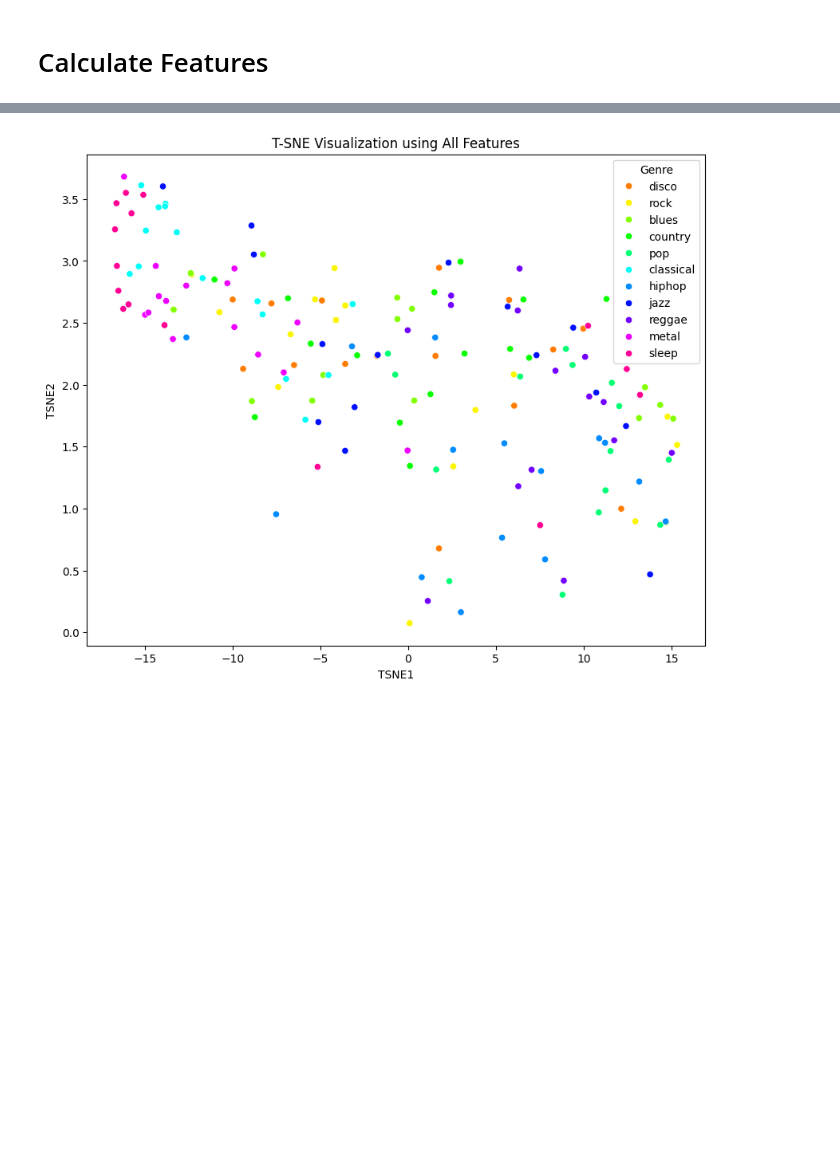
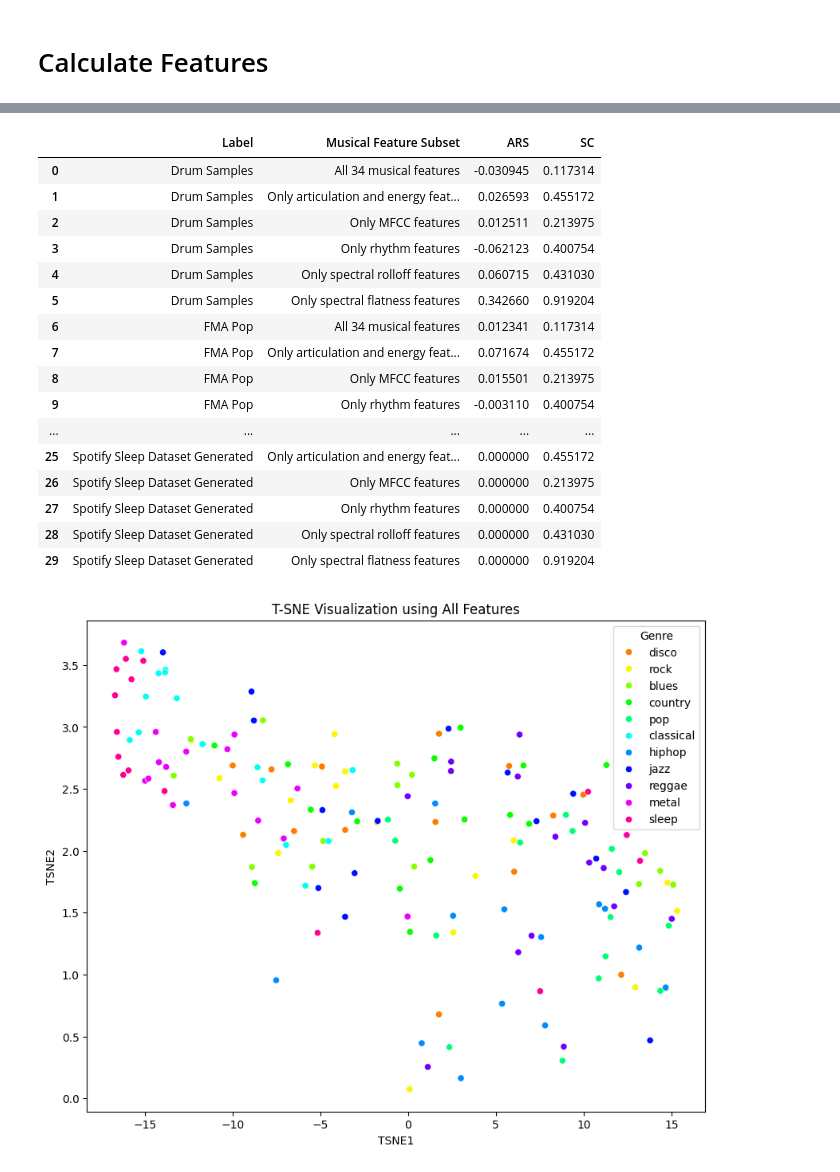
Before and after one commit to BrainTwin/audio-diffusion, a Jupyter notebook: notebooks/feature_analysis.ipynb, the cells around one changed output, grey strips where cells are left out. Cells and saved outputs as stored; diff of their text form; code cells hidden in the pictures; blank space fills up the shorter version.

```diff
--- a/notebooks/feature_analysis.ipynb
+++ b/notebooks/feature_analysis.ipynb
@@ -261,3 +355,82 @@ plt.show()
+# %%
+import pandas as pd
+from sklearn.cluster import KMeans
+from sklearn.metrics import adjusted_rand_score, silhouette_score
+from sklearn.preprocessing import StandardScaler
+
+# Assuming df is your DataFrame with all the features and 'label' column
+df = pd.read_csv("musical_features_all.csv")  # Load your DataFrame
+
+# Define the feature groups based on your clarification
+articulation_energy_features = ['asr', 'rms_mean', 'rms_var', 'rms_std']
+mfcc_features = [f'mfcc{i}_mean' for i in range(1, 21)]
+rhythm_features = ['oenv_mean', 'oenv_var', 'oenv_std', 'tempo']
+spectral_rolloff_features = ['rolloff_mean', 'rolloff_var', 'rolloff_std']
+spectral_flatness_features = ['flatness_mean', 'flatness_var', 'flatness_std']
+
+# Grouping features as described
+feature_groups = {
+    "All 34 musical features": df.drop(columns=['filename', 'label', 'length']),
+    "Only articulation and energy features": df[articulation_energy_features],
+    "Only MFCC features": df[mfcc_features],
+    "Only rhythm features": df[rhythm_features],
+    "Only spectral rolloff features": df[spectral_rolloff_features],
+    "Only spectral flatness features": df[spectral_flatness_features]
+}
+
+# Labels to focus on
+labels_of_interest = ['Drum Samples', 'FMA Pop', 'MusicCaps', 'Spotify Sleep Dataset', 'Spotify Sleep Dataset Generated']
+
+# Initialize results DataFrame
+results = []
+
+# Process each group of features
+for label in labels_of_interest:
+    # Create a binary label: 1 for the current label, 0 for all others
+    binary_labels = df['label'].apply(lambda x: 1 if x == label else 0)
+
+    for subset_name, features in feature_groups.items():
+        # Standardize the features
+        scaler = StandardScaler()
+        scaled_features = scaler.fit_transform(features)
+
+        # Apply K-means clustering with 2 clusters
+        kmeans = KMeans(n_clusters=2, random_state=42)
+        clusters = kmeans.fit_predict(scaled_features)
+
+        # Calculate ARS and SC
+        ars = adjusted_rand_score(binary_labels, clusters)
+        sc = silhouette_score(scaled_features, clusters)
+
+        # Append results
+        results.append([label, subset_name, ars, sc])
+
+# Create a DataFrame to store the results
+results_df = pd.DataFrame(results, columns=["Label", "Musical Feature Subset", "ARS", "SC"])
+
+# Display the results DataFrame
+display(results_df)
+
+# Optionally, save the results to a CSV file
+results_df.to_csv('musical_feature_analysis_results.csv', index=False)
+# %% [output]
+|  | Label | Musical Feature Subset | ARS | SC |
+| 0 | Drum Samples | All 34 musical features | -0.030945 | 0.117314 |
+| 1 | Drum Samples | Only articulation and energy feat... | 0.026593 | 0.455172 |
+| 2 | Drum Samples | Only MFCC features | 0.012511 | 0.213975 |
+| 3 | Drum Samples | Only rhythm features | -0.062123 | 0.400754 |
+| 4 | Drum Samples | Only spectral rolloff features | 0.060715 | 0.431030 |
+| 5 | Drum Samples | Only spectral flatness features | 0.342660 | 0.919204 |
+| 6 | FMA Pop | All 34 musical features | 0.012341 | 0.117314 |
+| 7 | FMA Pop | Only articulation and energy feat... | 0.071674 | 0.455172 |
+| 8 | FMA Pop | Only MFCC features | 0.015501 | 0.213975 |
+| 9 | FMA Pop | Only rhythm features | -0.003110 | 0.400754 |
+| ... | ... | ... | ... | ... |
+| 25 | Spotify Sleep Dataset Generated | Only articulation and energy feat... | 0.000000 | 0.455172 |
+| 26 | Spotify Sleep Dataset Generated | Only MFCC features | 0.000000 | 0.213975 |
+| 27 | Spotify Sleep Dataset Generated | Only rhythm features | 0.000000 | 0.400754 |
+| 28 | Spotify Sleep Dataset Generated | Only spectral rolloff features | 0.000000 | 0.431030 |
+| 29 | Spotify Sleep Dataset Generated | Only spectral flatness features | 0.000000 | 0.919204 |
 # %%
 import pandas as pd
 import numpy as np
```
Also changed, not shown: parts of 16 cells of this notebook, 9 other files.
